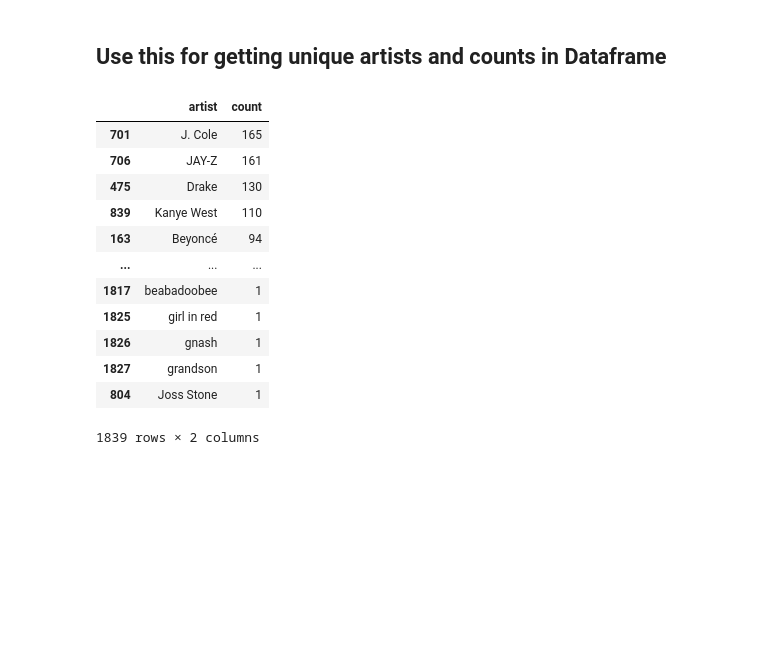
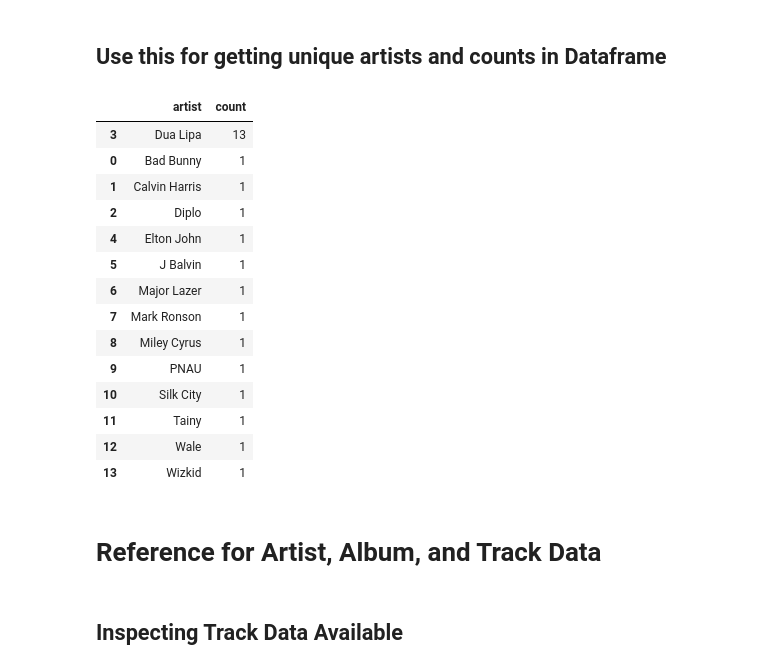
Before and after one commit to aachedd/spotify_youtube_dwnld, a Jupyter notebook: spotify.ipynb, the cells around one changed output. Cells and saved outputs as stored; diff of their text form; code cells hidden in the pictures; blank space fills up the shorter version.

Commit message:
adding cells for getting user data

```diff
--- a/spotify.ipynb
+++ b/spotify.ipynb
@@ -11,7 +16,11 @@ import config
 # %%
 # create spotipy client, client id and client secret come from https://developer.spotify.com/dashboard/applications/
-creds = spotipy.Spotify(client_credentials_manager=SpotifyClientCredentials(client_id=config.client,
-                                               client_secret=config.secret))
+creds = spotipy.Spotify(
+    client_credentials_manager=SpotifyClientCredentials(
+        client_id=config.client,
+        client_secret=config.secret
+        )
+    )
 # %% [markdown]
 ## Use this for getting Artist, Song, Album Dataframe
 # %%
@@ -113,7 +122,7 @@ combined
 # liked songs: 2ML1PexC7fKxHXnhYxVPV6
 # Dua Lipa Top Songs: 4WBPz6BDLr7OkibQ2snWHA
 
-playlist = '2ML1PexC7fKxHXnhYxVPV6'
+playlist = '4WBPz6BDLr7OkibQ2snWHA'
 # %%
 # Just Artists code
 
@@ -174,43 +183,49 @@ for artist in artist_blob:
         artiste_2 = artist[1]['name']
         artist_name.append(artiste_2)
         artiste_3 = artist[2]['name']
         artist_name.append(artiste_3)
         artiste_4 = artist[3]['name']
         artist_name.append(artiste_4)
 
     # if the song has 5 or more artists, append the first 4 together and assign it as the artist
     if len(artist) >= 5:
         artiste_1 = artist[0]['name']
         artist_name.append(artiste_1)
         artiste_2 = artist[1]['name']
         artist_name.append(artiste_2)
         artiste_3 = artist[2]['name']
         artist_name.append(artiste_3)
         artiste_4 = artist[3]['name']
         artist_name.append(artiste_4)
         artiste_5 = artist[4]['name']
         artist_name.append(artiste_5)
 
 
 just_artistz['artist'] = artist_name
 
 just_artistz_grouped = just_artistz.groupby('artist').size().reset_index(name='count')
 just_artistz_grouped.sort_values(by='count', ascending=False, inplace=True)
 just_artistz_grouped
 
 # Save the DataFrame to a CSV file
-just_artistz_grouped.to_csv('just_artistz_grouped.csv', index=False)
+#just_artistz_grouped.to_csv('just_artistz_grouped.csv', index=False)
 # %% [output]
 |  | artist | count |
-| 701 | J. Cole | 165 |
-| 706 | JAY-Z | 161 |
-| 475 | Drake | 130 |
-| 839 | Kanye West | 110 |
-| 163 | Beyoncé | 94 |
-| ... | ... | ... |
-| 1817 | beabadoobee | 1 |
-| 1825 | girl in red | 1 |
-| 1826 | gnash | 1 |
-| 1827 | grandson | 1 |
-| 804 | Joss Stone | 1 |
+| 3 | Dua Lipa | 13 |
+| 0 | Bad Bunny | 1 |
+| 1 | Calvin Harris | 1 |
+| 2 | Diplo | 1 |
+| 4 | Elton John | 1 |
+| 5 | J Balvin | 1 |
+| 6 | Major Lazer | 1 |
+| 7 | Mark Ronson | 1 |
+| 8 | Miley Cyrus | 1 |
+| 9 | PNAU | 1 |
+| 10 | Silk City | 1 |
+| 11 | Tainy | 1 |
+| 12 | Wale | 1 |
+| 13 | Wizkid | 1 |
-1839 rows × 2 columns
+# %% [markdown]
+# Reference for Artist, Album, and Track Data
+# %% [markdown]
+## Inspecting Track Data Available
```
Also changed, not shown: parts of 21 cells of this notebook.
